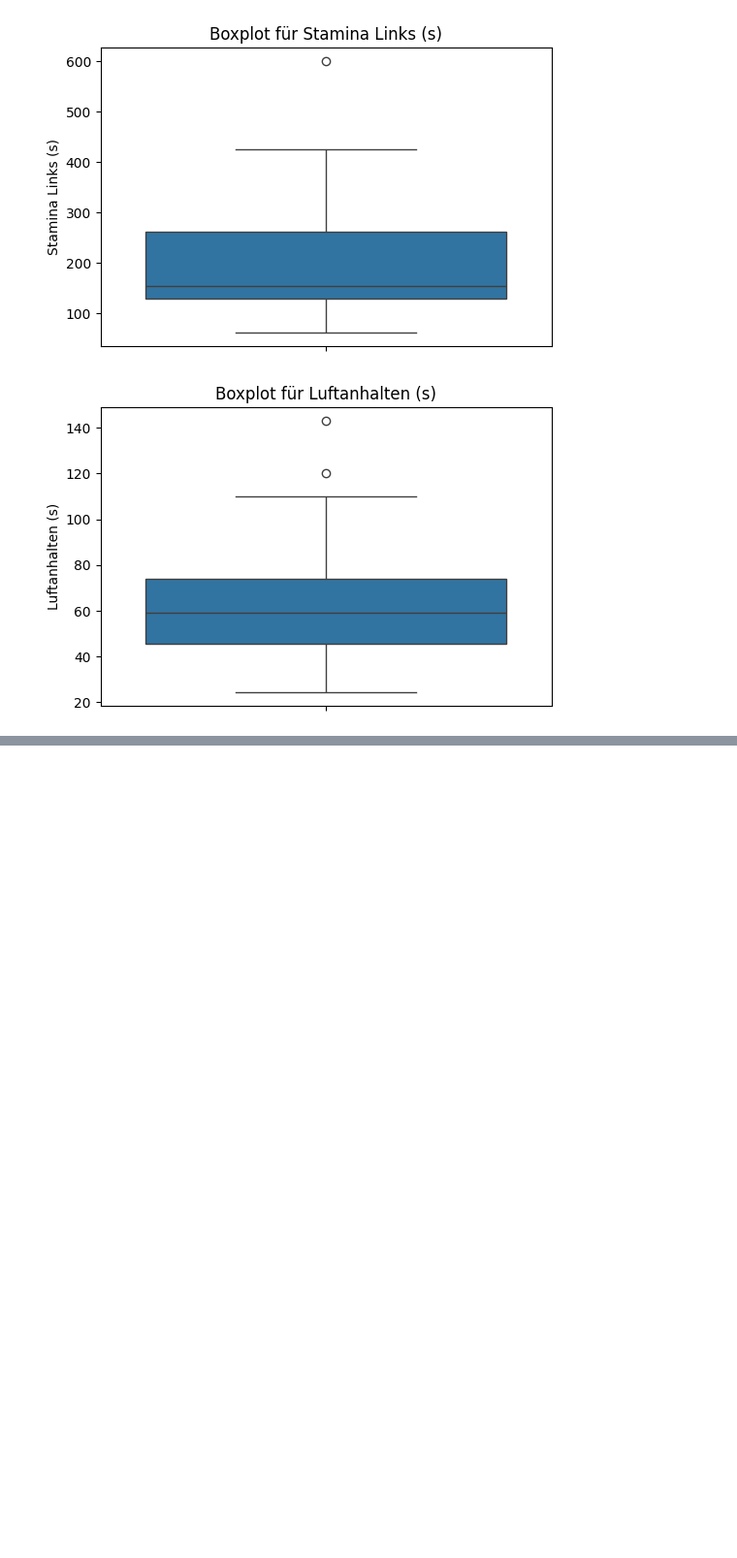
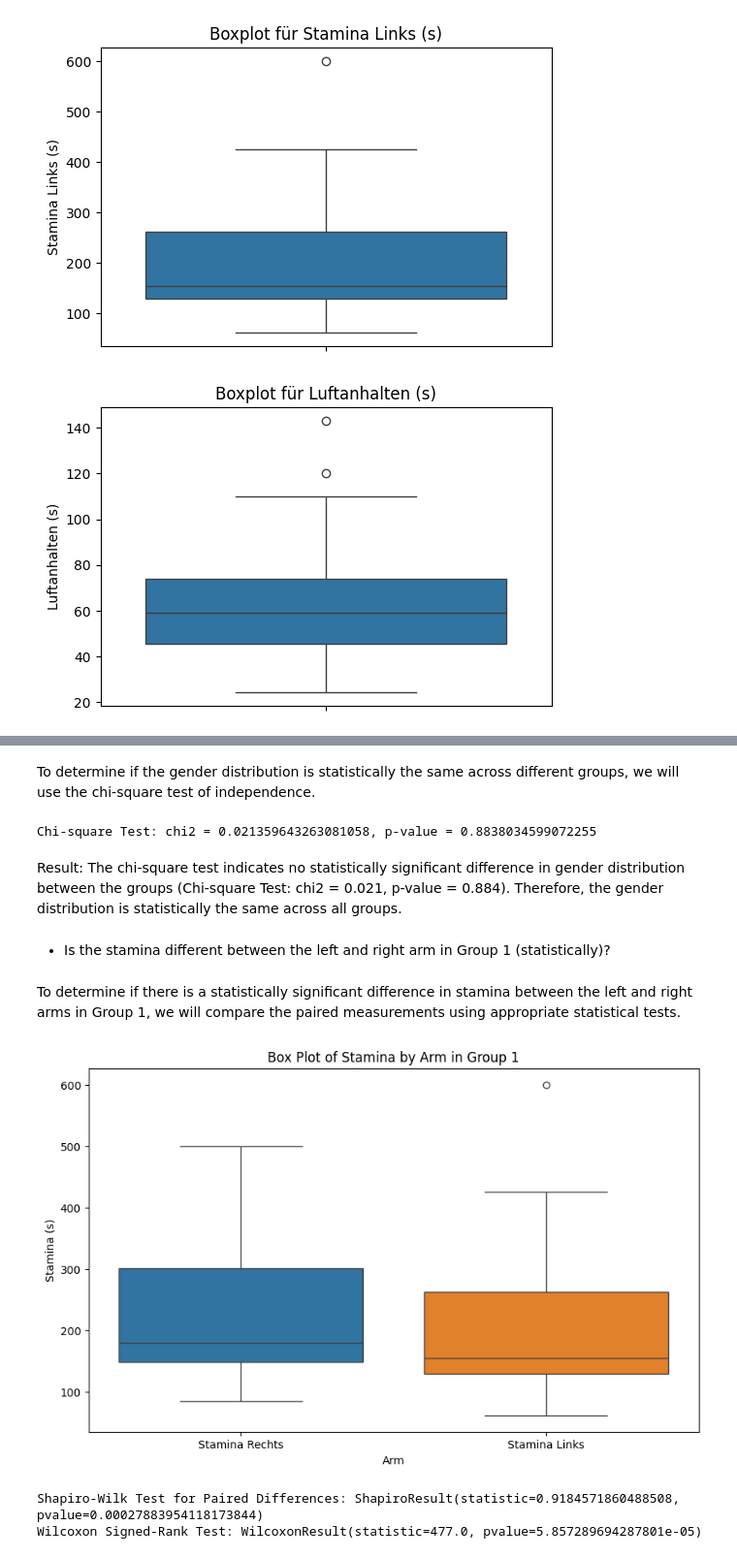
Before and after one commit to AbdallahAbou/Advanced_Statistical_Analysis, a Jupyter notebook: notebooks/statistical_study_notebook.ipynb, the cells around one changed output, grey strips where cells are left out. Shown at 97% size. Drawn from its saved outputs; the diff is of its cells as text; code cells hidden in the pictures; blank space fills up the shorter version.

```diff
--- a/notebooks/statistical_study_notebook.ipynb
+++ b/notebooks/statistical_study_notebook.ipynb
@@ -305,0 +353,49 @@ plt.show()
+# %% [markdown]
+To determine if the gender distribution is statistically the same across different groups, we will use the chi-square test of independence.
+# %%
+# Create a contingency table for the chi-square test
+contingency_table = pd.crosstab(df_clean['Geschlecht'], df_clean['Gruppe'])
+
+# Chi-square Test of Independence
+chi2, p, dof, expected = stats.chi2_contingency(contingency_table)
+print(f'Chi-square Test: chi2 = {chi2}, p-value = {p}')
+# %% [output]
+Chi-square Test: chi2 = 0.021359643263081058, p-value = 0.8838034599072255
+# %% [markdown]
+Result:
+The chi-square test indicates no statistically significant difference in gender distribution between the groups (Chi-square Test: chi2 = 0.021, p-value = 0.884). Therefore, the gender distribution is statistically the same across all groups.
+# %% [markdown]
+-  Is the stamina different between the left and right arm in Group 1 (statistically)?
+# %% [markdown]
+To determine if there is a statistically significant difference in stamina between the left and right arms in Group 1, we will compare the paired measurements using appropriate statistical tests.
+# %%
+# Extract stamina data for Group 1
+group1_stamina_right = df_clean[(df_clean['Gruppe'] == 1) & (df_clean['Stamina Rechts (s)'].notnull())]['Stamina Rechts (s)']
+group1_stamina_left = df_clean[(df_clean['Gruppe'] == 1) & (df_clean['Stamina Links (s)'].notnull())]['Stamina Links (s)']
+
+# Visual Inspection: Box Plot
+plt.figure(figsize=(10, 6))
+sns.boxplot(data=[group1_stamina_right, group1_stamina_left])
+plt.xticks([0, 1], ['Stamina Rechts', 'Stamina Links'])
+plt.title('Box Plot of Stamina by Arm in Group 1')
+plt.xlabel('Arm')
+plt.ylabel('Stamina (s)')
+plt.show()
+
+# Normality Test
+shapiro_test = stats.shapiro(group1_stamina_right - group1_stamina_left)
+print(f'Shapiro-Wilk Test for Paired Differences: {shapiro_test}')
+
+# Choose the appropriate test based on normality
+if shapiro_test.pvalue > 0.05:
+    # Use paired samples t-test
+    ttest_result = stats.ttest_rel(group1_stamina_right, group1_stamina_left)
+    print(f'Paired Samples t-test: {ttest_result}')
+else:
+    # Use Wilcoxon signed-rank test
+    wilcoxon_result = stats.wilcoxon(group1_stamina_right, group1_stamina_left)
+    print(f'Wilcoxon Signed-Rank Test: {wilcoxon_result}')
+# %% [output]
+[figure, added]
+Shapiro-Wilk Test for Paired Differences: ShapiroResult(statistic=0.9184571860488508, pvalue=0.00027883954118173844)
+Wilcoxon Signed-Rank Test: WilcoxonResult(statistic=477.0, pvalue=5.857289694287801e-05)
```
Also changed, not shown: parts of 14 cells of this notebook.
